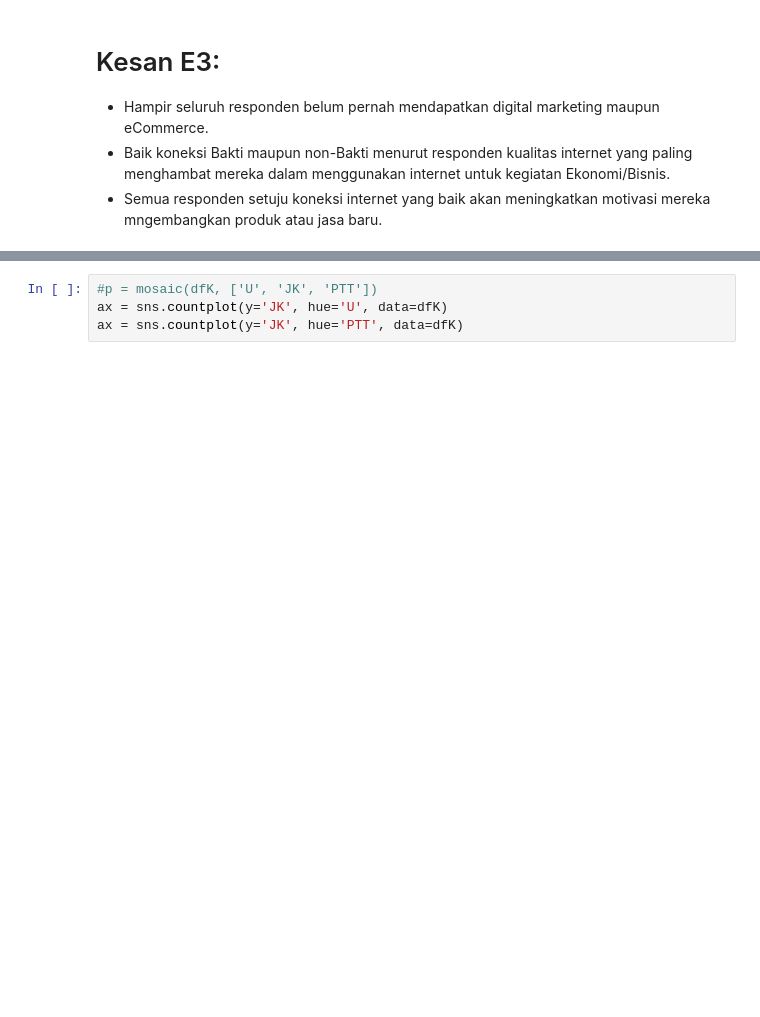
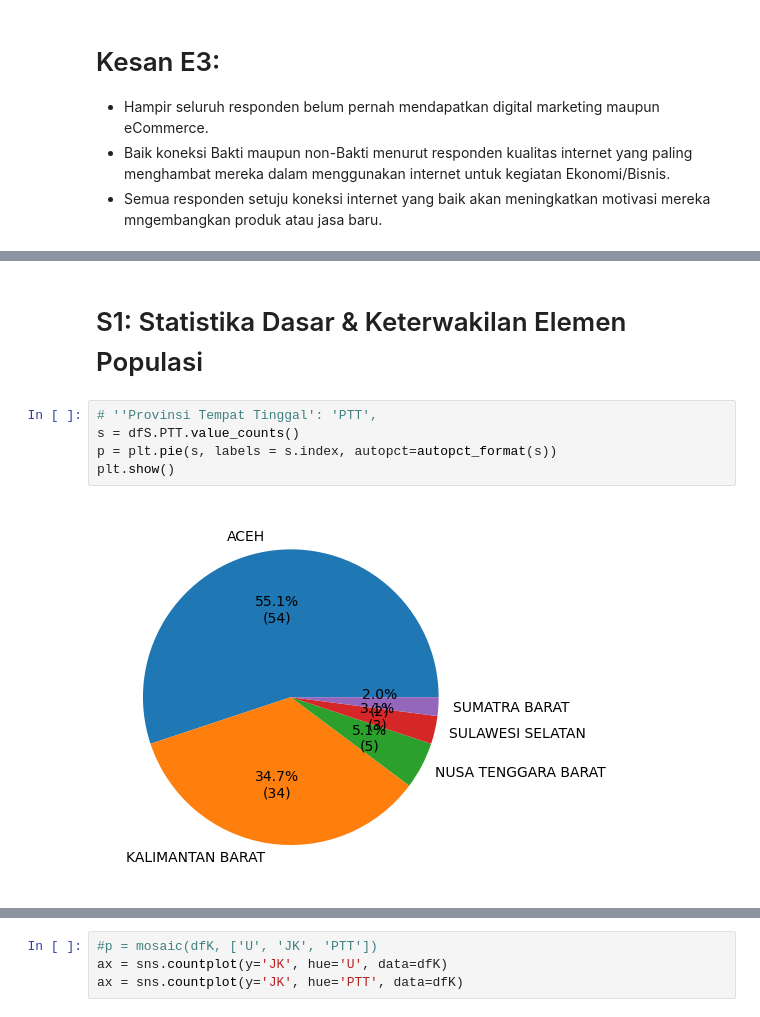
Before and after one commit to taudataanalytics/bakti2024, a Jupyter notebook: Bakti-2024.ipynb, the cells around one changed output, grey strips where cells are left out. Saved outputs shown, nothing was run; the diff lists cells and outputs as text; blank space fills up the shorter version.

```diff
--- a/Bakti-2024.ipynb
+++ b/Bakti-2024.ipynb
@@ -368,0 +393,9 @@ plt.show()
+# %% [markdown]
+# S1: Statistika Dasar & Keterwakilan Elemen Populasi
+# %%
+# ''Provinsi Tempat Tinggal': 'PTT',
+s = dfS.PTT.value_counts()
+p = plt.pie(s, labels = s.index, autopct=autopct_format(s))
+plt.show()
+# %% [output]
+[figure, added]
```
Also changed, not shown: parts of 11 cells of this notebook.
